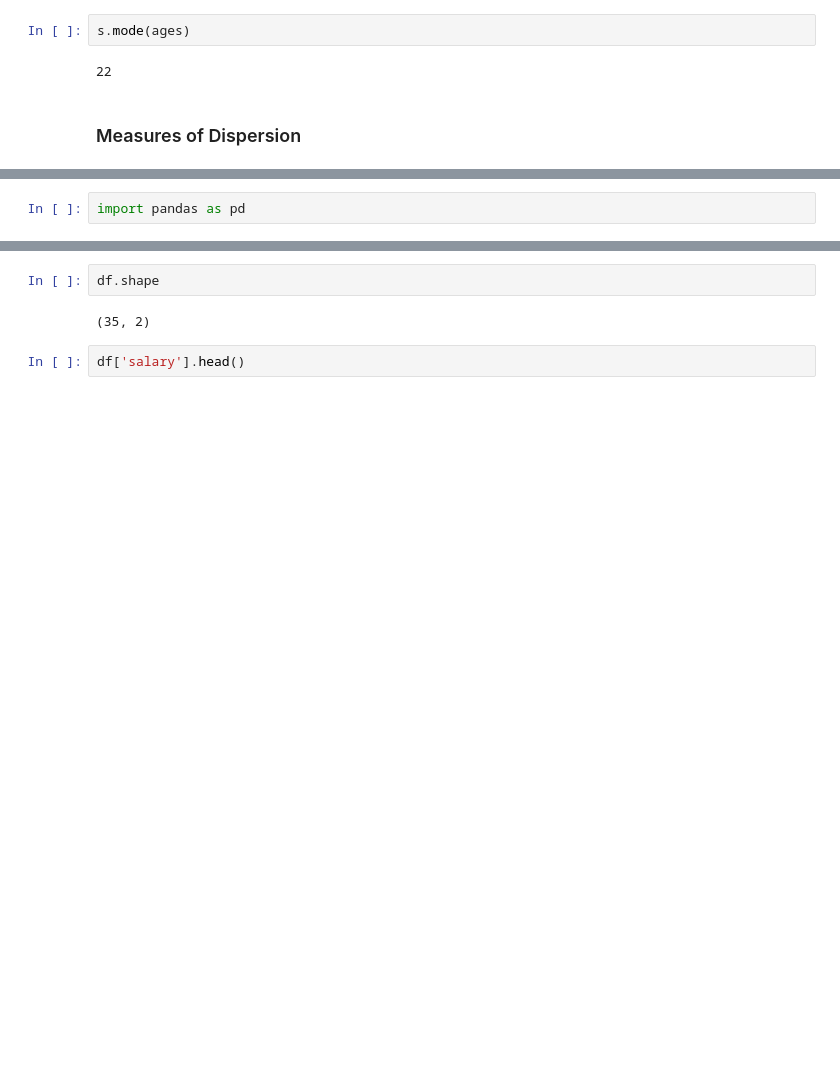
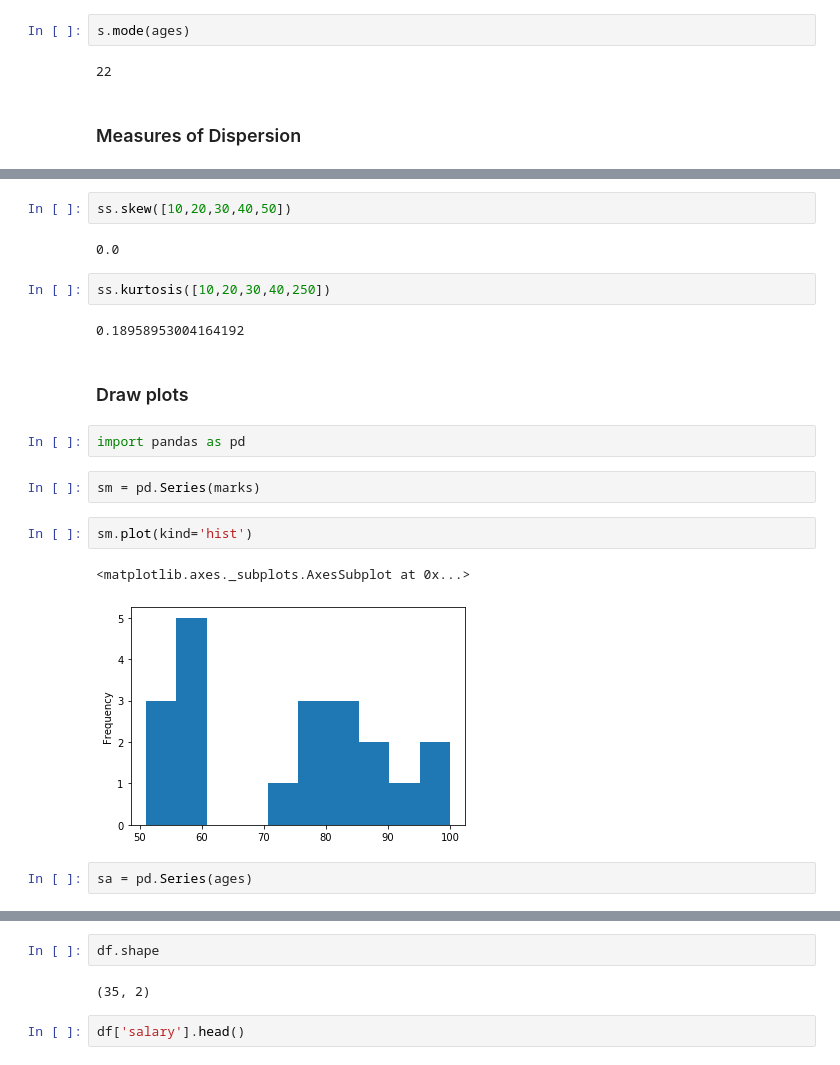
Before and after one commit to SaiPrathek/DS_01_MAY_2020, a Jupyter notebook: stats/stats_demo.ipynb, the cells around one changed output, grey strips where cells are left out. Drawn from its saved outputs; the diff is of its cells as text; blank space fills up the shorter version.

```diff
--- a/stats/stats_demo.ipynb
+++ b/stats/stats_demo.ipynb
@@ -54,2 +60,21 @@ s.variance(ages), s.stdev(ages), max(ages) - min(ages)
+# %%
+ss.skew([10,20,30,40,50])
+# %% [output]
+0.0
+# %%
+ss.kurtosis([10,20,30,40,250])
+# %% [output]
+0.18958953004164192
+# %% [markdown]
+### Draw plots
 # %%
 import pandas as pd
+# %%
+sm = pd.Series(marks)
+# %%
+sm.plot(kind='hist')
+# %% [output]
+<matplotlib.axes._subplots.AxesSubplot at 0x...>
+[figure, added]
+# %%
+sa = pd.Series(ages)
```
Also changed, not shown: parts of 16 cells of this notebook, 2 other files.
